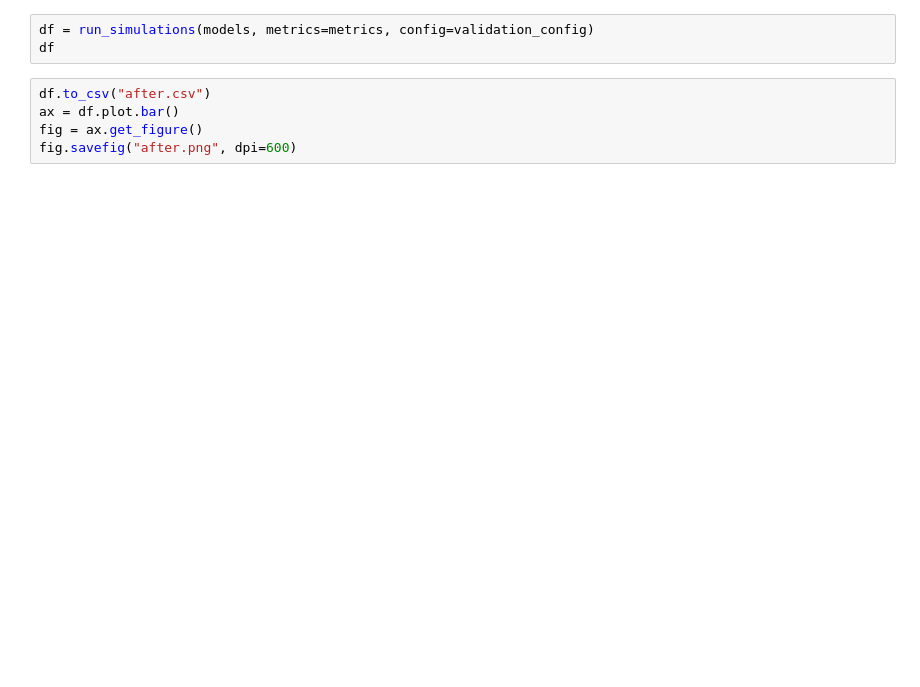
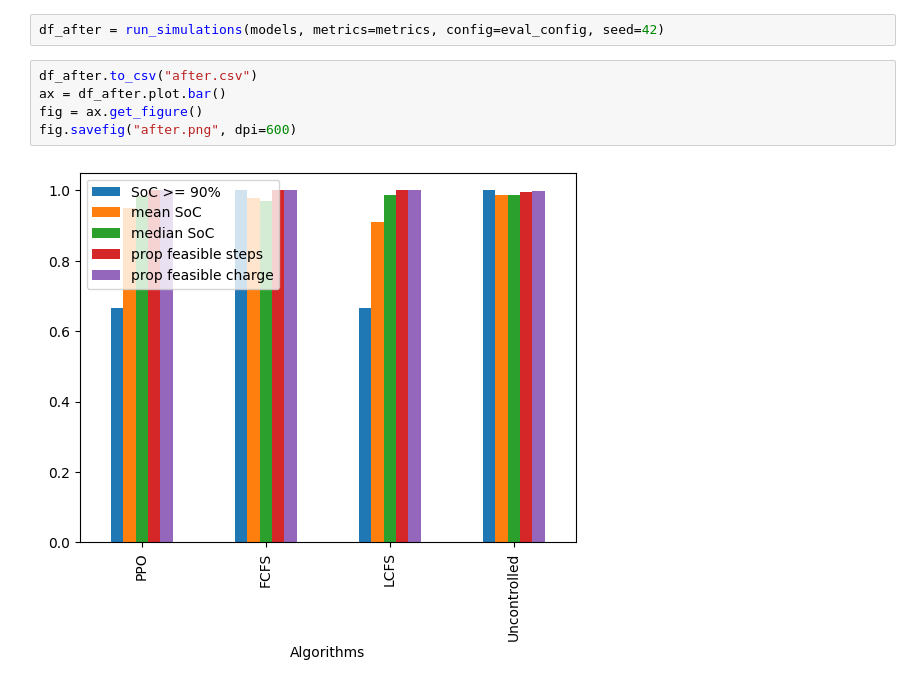
Before and after one commit to timosturm/acn-experiments, a Jupyter notebook: ranking/single_agent.ipynb, the cells around one changed output. Drawn from its saved outputs; the diff is of its cells as text; blank space fills up the shorter version.

```diff
--- a/ranking/single_agent.ipynb
+++ b/ranking/single_agent.ipynb
@@ -185,8 +237,9 @@ _ = plot_sim_evaluation(eval_sim)
 # %%
-df = run_simulations(models, metrics=metrics, config=validation_config)
-df
+df_after = run_simulations(models, metrics=metrics, config=eval_config, seed=42)
 # %%
-df.to_csv("after.csv")
-ax = df.plot.bar()
+df_after.to_csv("after.csv")
+ax = df_after.plot.bar()
 fig = ax.get_figure()
 fig.savefig("after.png", dpi=600)
+# %% [output]
+[figure, added]
```
Also changed, not shown: parts of 25 cells of this notebook, 14 other files.
